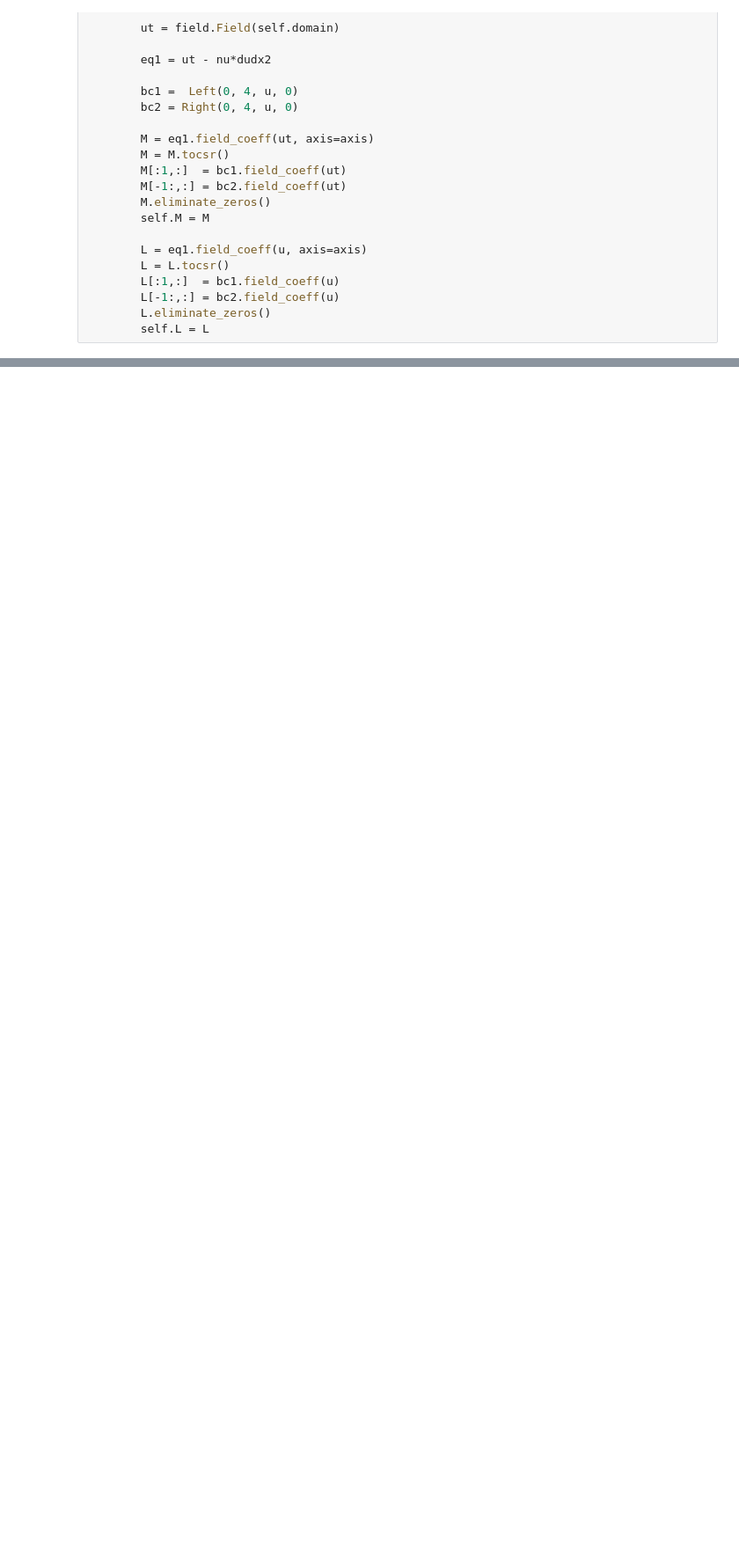
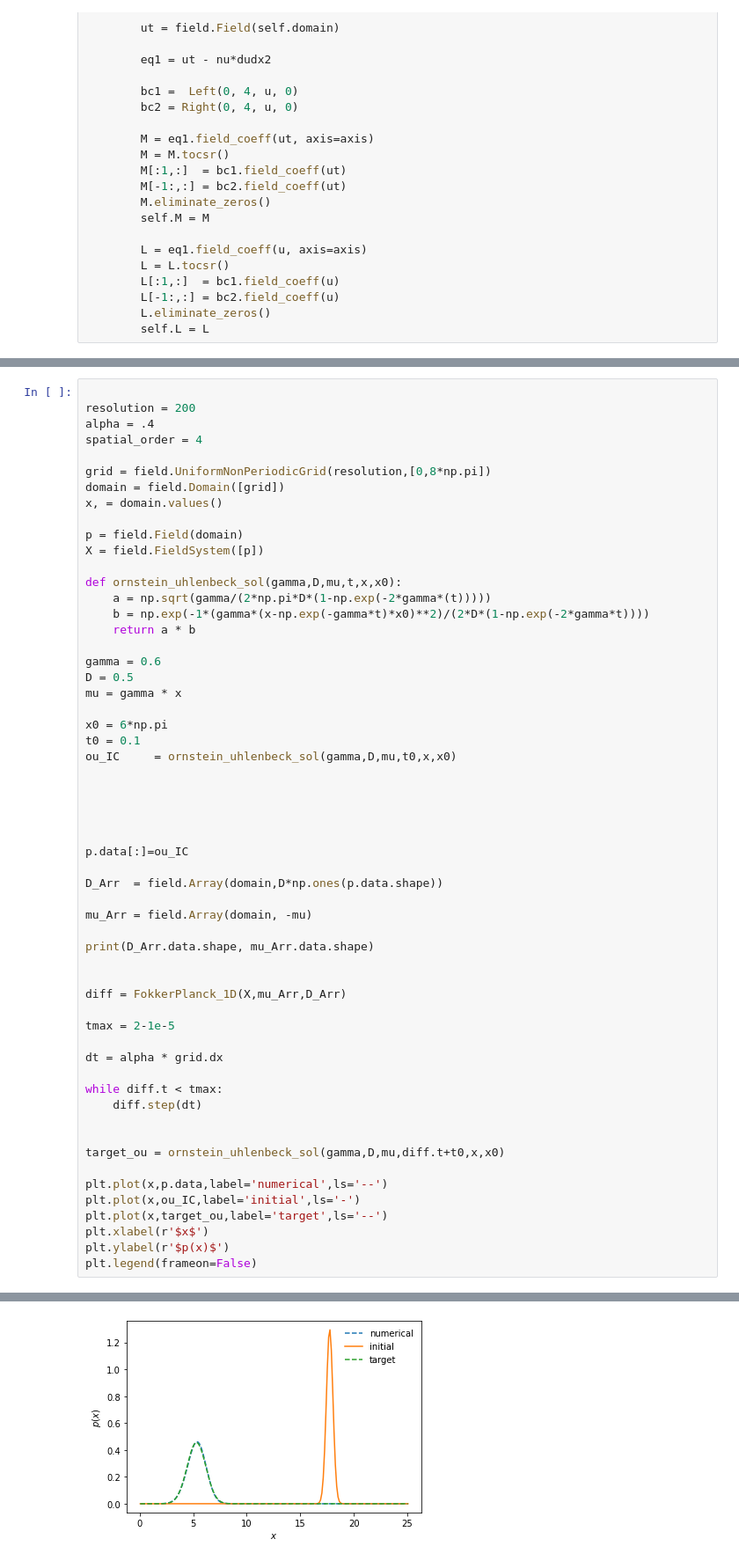
Before and after one commit to nomahen/FokkerPlanck, a Jupyter notebook: fp2D_full.ipynb, the cells around one changed output, grey strips where cells are left out. Shown at 88% size. Cells and saved outputs as stored; diff of their text form; blank space fills up the shorter version.

```diff
--- a/fp2D_full.ipynb
+++ b/fp2D_full.ipynb
@@ -223,0 +317,58 @@ class FokkerPlanck_2D:
+# %%
+
+resolution = 200
+alpha = .4
+spatial_order = 4
+
+grid = field.UniformNonPeriodicGrid(resolution,[0,8*np.pi])
+domain = field.Domain([grid])
+x, = domain.values()
+
+p = field.Field(domain)
+X = field.FieldSystem([p])
+
+def ornstein_uhlenbeck_sol(gamma,D,mu,t,x,x0):
+    a = np.sqrt(gamma/(2*np.pi*D*(1-np.exp(-2*gamma*(t)))))
+    b = np.exp(-1*(gamma*(x-np.exp(-gamma*t)*x0)**2)/(2*D*(1-np.exp(-2*gamma*t))))
+    return a * b
+
+gamma = 0.6
+D = 0.5
+mu = gamma * x
+
+x0 = 6*np.pi
+t0 = 0.1
+ou_IC     = ornstein_uhlenbeck_sol(gamma,D,mu,t0,x,x0)
+
+
+
+
+
+p.data[:]=ou_IC
+
+D_Arr  = field.Array(domain,D*np.ones(p.data.shape))
+
+mu_Arr = field.Array(domain, -mu)
+
+print(D_Arr.data.shape, mu_Arr.data.shape)
+
+
+diff = FokkerPlanck_1D(X,mu_Arr,D_Arr)
+
+tmax = 2-1e-5
+
+dt = alpha * grid.dx
+
+while diff.t < tmax:
+    diff.step(dt)
+
+
+target_ou = ornstein_uhlenbeck_sol(gamma,D,mu,diff.t+t0,x,x0)
+
+plt.plot(x,p.data,label='numerical',ls='--')
+plt.plot(x,ou_IC,label='initial',ls='-')
+plt.plot(x,target_ou,label='target',ls='--')
+plt.xlabel(r'$x$')
+plt.ylabel(r'$p(x)$')
+plt.legend(frameon=False)
+# %% [output]
@@ -223,0 +377 @@ class FokkerPlanck_2D:
+[figure, added]
```
Also changed, not shown: parts of 33 cells of this notebook, 2 other files.
